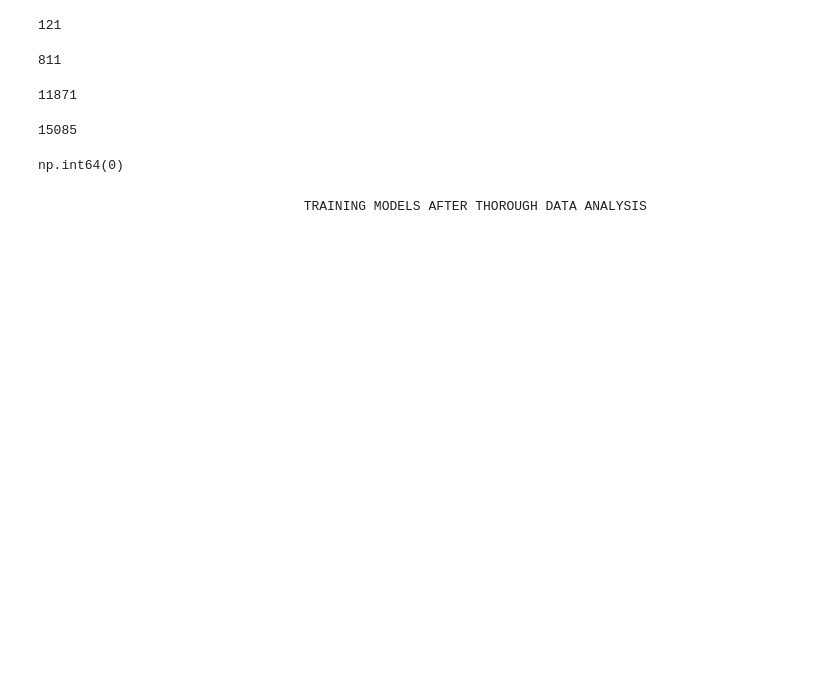
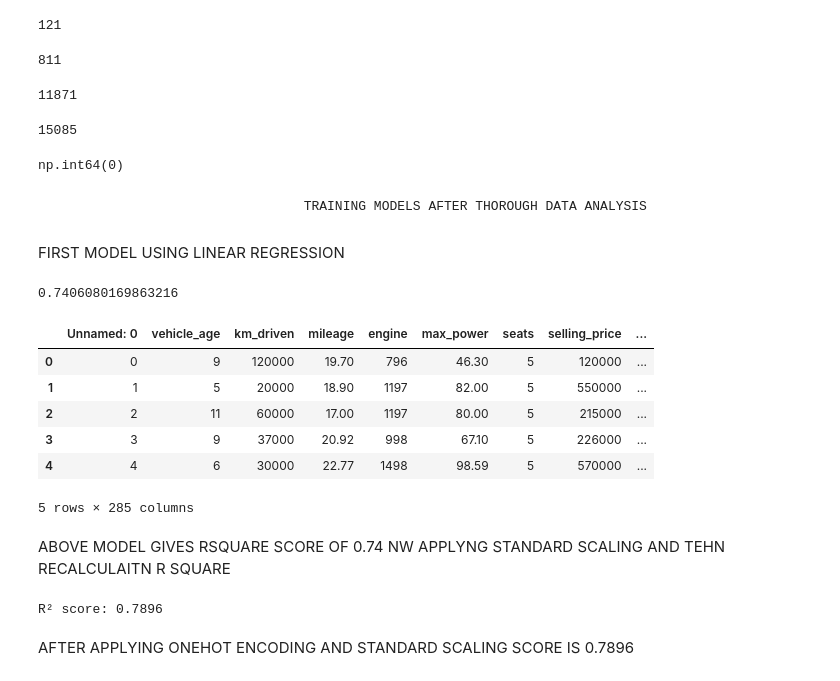
Before and after one commit to MRSE435/AUTOWORTH_BACKEND, a Jupyter notebook: model_testing.ipynb, the cells around one changed output. Drawn from its saved outputs; the diff is of its cells as text; code cells hidden in the pictures; blank space fills up the shorter version.

```diff
--- a/model_testing.ipynb
+++ b/model_testing.ipynb
@@ -212,3 +212,62 @@ df.duplicated().sum()
 np.int64(0)
 # %% [markdown]
                                     TRAINING MODELS AFTER THOROUGH DATA ANALYSIS
+# %% [markdown]
+FIRST MODEL USING LINEAR REGRESSION
+# %%
+import pandas as pd
+from sklearn.preprocessing import LabelEncoder
+le=LabelEncoder()
+df=pd.read_csv("car.csv")
+df=pd.get_dummies(df,drop_first=True)
+from sklearn.model_selection import train_test_split
+from sklearn.linear_model import LinearRegression
+from sklearn.metrics import r2_score
+x=df.drop("selling_price",axis=1)
+y=df[["selling_price"]]
+model=LinearRegression()
+X_train,X_test,y_train,y_test=train_test_split(x,y,test_size=0.2,random_state=42)
+model.fit(X_train,y_train)
+prediction=model.predict(X_test)
+r2score=r2_score(y_test,prediction)
+print(r2score)
+df.head()
+# %% [output]
+0.7406080169863216
+|  | Unnamed: 0 | vehicle_age | km_driven | mileage | engine | max_power | seats | selling_price | ... |
+| 0 | 0 | 9 | 120000 | 19.70 | 796 | 46.30 | 5 | 120000 | ... |
+| 1 | 1 | 5 | 20000 | 18.90 | 1197 | 82.00 | 5 | 550000 | ... |
+| 2 | 2 | 11 | 60000 | 17.00 | 1197 | 80.00 | 5 | 215000 | ... |
+| 3 | 3 | 9 | 37000 | 20.92 | 998 | 67.10 | 5 | 226000 | ... |
+| 4 | 4 | 6 | 30000 | 22.77 | 1498 | 98.59 | 5 | 570000 | ... |
+5 rows × 285 columns
+# %% [markdown]
+ABOVE MODEL GIVES RSQUARE SCORE OF 0.74 NW APPLYNG STANDARD SCALING AND TEHN RECALCULAITN R SQUARE
+# %%
+import pandas as pd
+import numpy as np
+from sklearn.preprocessing import StandardScaler
+from sklearn.model_selection import train_test_split
+from sklearn.linear_model import LinearRegression
+from sklearn.metrics import r2_score
+df = pd.read_csv("car.csv")
+df = pd.get_dummies(df, drop_first=True)
+# --- Separate features and target ---
+x = df.drop("selling_price", axis=1)
+y = df[["selling_price"]]
+# --- Split first, THEN scale ---
+X_train, X_test, y_train, y_test = train_test_split(x, y, test_size=0.2,random_state=42)
+# --- Scale input features only ---
+scaler = StandardScaler()
+X_train = scaler.fit_transform(X_train)
+X_test = scaler.transform(X_test)
+# --- Train ---
+model = LinearRegression()
+model.fit(X_train, y_train)
+# --- Evaluate ---
+prediction = model.predict(X_test)
+print("R² score:", round(r2_score(y_test, prediction), 4))
+# %% [output]
+R² score: 0.7896
+# %% [markdown]
+AFTER APPLYING ONEHOT ENCODING AND STANDARD SCALING SCORE IS 0.7896
```
Also changed, not shown: parts of 42 cells of this notebook, 2 other files.
